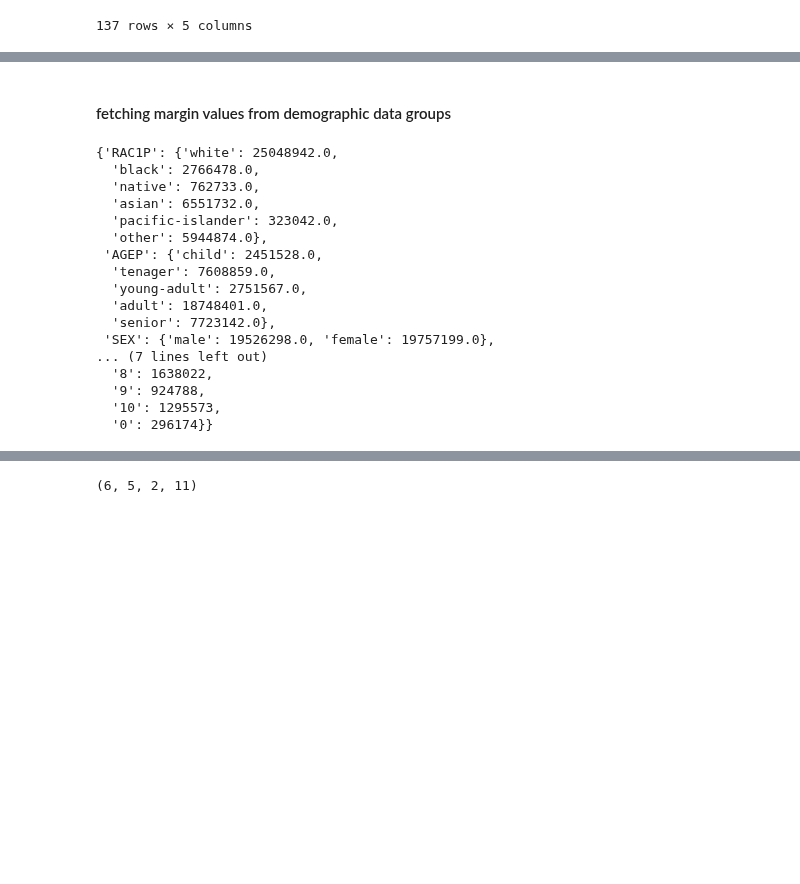
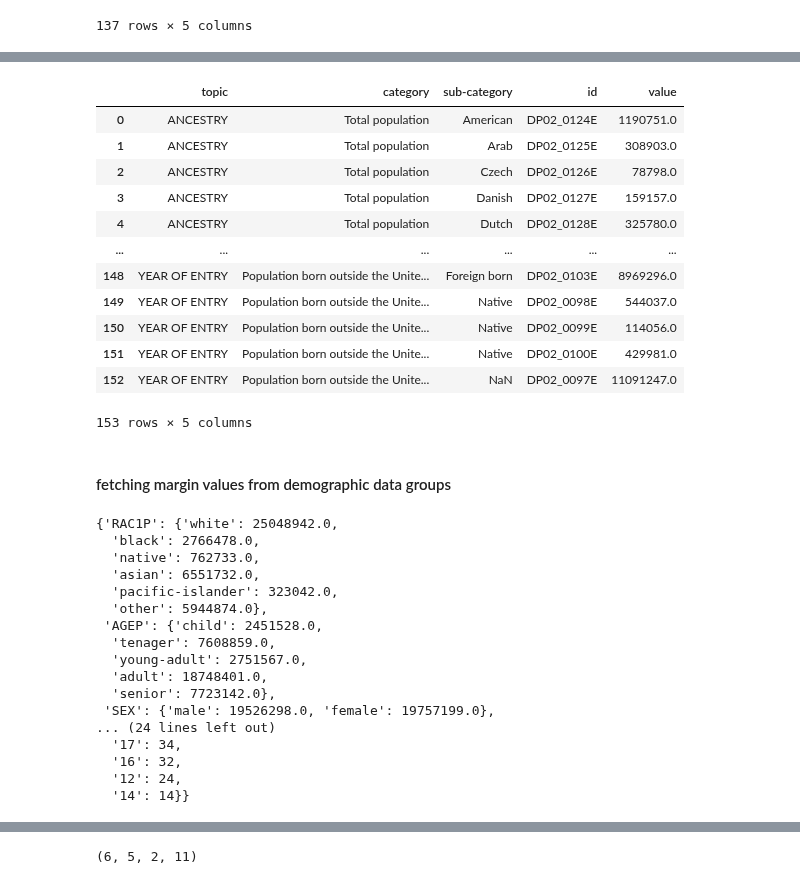
Before and after one commit to abuudarda/synthetic-population-simulation, a Jupyter notebook: IPF_IPU_sampling/IPF_IPU_SAMPLING.ipynb, the cells around one changed output, grey strips where cells are left out. Saved outputs shown, nothing was run; the diff lists cells and outputs as text; code cells hidden in the pictures; blank space fills up the shorter version.

```diff
--- a/IPF_IPU_sampling/IPF_IPU_SAMPLING.ipynb
+++ b/IPF_IPU_sampling/IPF_IPU_SAMPLING.ipynb
@@ -255,3 +261,20 @@ edg
+# %%
+sdg=pd.read_csv("C:\\Users\\abubabu\\Documents\\GitHub\\synthetic-population-simulation\\CA-data\\census\\temp_social.csv")
+sdg
+# %% [output]
+|  | topic | category | sub-category | id | value |
+| 0 | ANCESTRY | Total population | American | DP02_0124E | 1190751.0 |
+| 1 | ANCESTRY | Total population | Arab | DP02_0125E | 308903.0 |
+| 2 | ANCESTRY | Total population | Czech | DP02_0126E | 78798.0 |
+| 3 | ANCESTRY | Total population | Danish | DP02_0127E | 159157.0 |
+| 4 | ANCESTRY | Total population | Dutch | DP02_0128E | 325780.0 |
+| ... | ... | ... | ... | ... | ... |
+| 148 | YEAR OF ENTRY | Population born outside the Unite... | Foreign born | DP02_0103E | 8969296.0 |
+| 149 | YEAR OF ENTRY | Population born outside the Unite... | Native | DP02_0098E | 544037.0 |
+| 150 | YEAR OF ENTRY | Population born outside the Unite... | Native | DP02_0099E | 114056.0 |
+| 151 | YEAR OF ENTRY | Population born outside the Unite... | Native | DP02_0100E | 429981.0 |
+| 152 | YEAR OF ENTRY | Population born outside the Unite... | NaN | DP02_0097E | 11091247.0 |
+153 rows × 5 columns
 # %% [markdown]
 #### fetching margin values from demographic data groups
 # %%
@@ -279,11 +302,39 @@ temp_inc = {
     '0': int(edg.loc[edg['id'] == 'DP03_0076E', 'value'].values[0])
 
 }
+temp_veh={
+    '1' : int(hdg.loc[hdg['id'] == 'DP04_0059E', 'value'].values[0]),
+    '2' : int(hdg.loc[hdg['id'] == 'DP04_0060E', 'value'].values[0]),
+    '3' : int(hdg.loc[hdg['id'] == 'DP04_0061E', 'value'].values[0]),
+    '0' : int(hdg.loc[hdg['id'] == 'DP04_0058E', 'value'].values[0]),
+}
+
+temp_np={ #counted from pums
+    '2': 13904,
+    '1': 7603,
+    '4': 7276,
+    '3': 5979,
+    '5': 5170,
+    '6': 2328,
+    '7': 1036,
+    '8': 424,
+    '9': 288,
+    '11': 143,
+    '10': 120,
+    '15': 45,
+    '20': 40,
+    '17': 34,
+    '16': 32,
+    '12': 24,
+    '14': 14
+}
 margin_dict = {
     'RAC1P': {key: ddg.loc[ddg['id'] == value, 'value'].values[0] for key, value in temp_race.items()},
     'AGEP': temp_age,
     'SEX': {key: ddg.loc[ddg['id'] == value, 'value'].values[0] for key, value in temp_sex.items()},
-    'HINCP':temp_inc
+    'HINCP':temp_inc,
+    # 'VEH': temp_veh,
+    'NP' : temp_np
 }
 # ddg.columns
 # df = pd.read_csv("CA-data\\pums\\temp_pums.csv", usecols=col_list)
@@ -301,10 +352,10 @@ margin_dict
   'adult': 18748401.0,
   'senior': 7723142.0},
  'SEX': {'male': 19526298.0, 'female': 19757199.0},
-... (7 lines left out)
-  '8': 1638022,
-  '9': 924788,
-  '10': 1295573,
-  '0': 296174}}
+... (24 lines left out)
+  '17': 34,
+  '16': 32,
+  '12': 24,
+  '14': 14}}
 # %%
 f, u, X = get_table(df, margin_dict)
```
Also changed, not shown: parts of 6 cells of this notebook, 8 other files.
